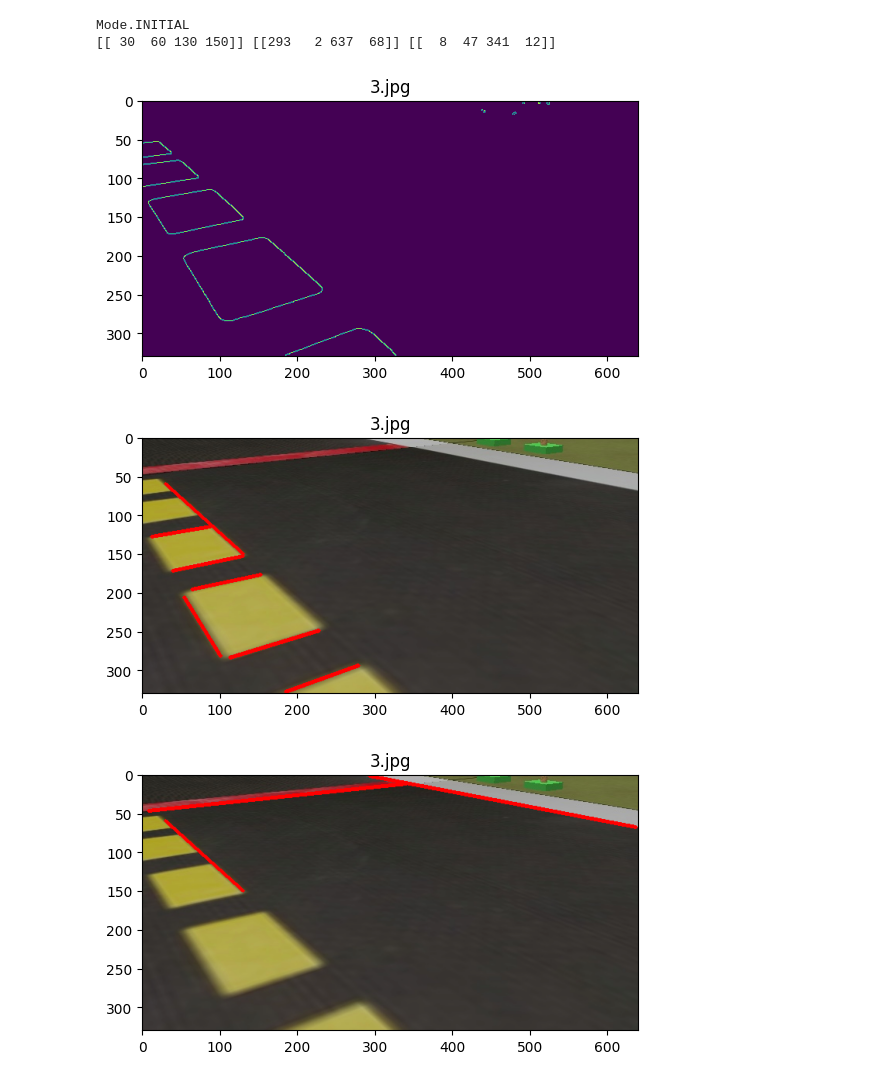
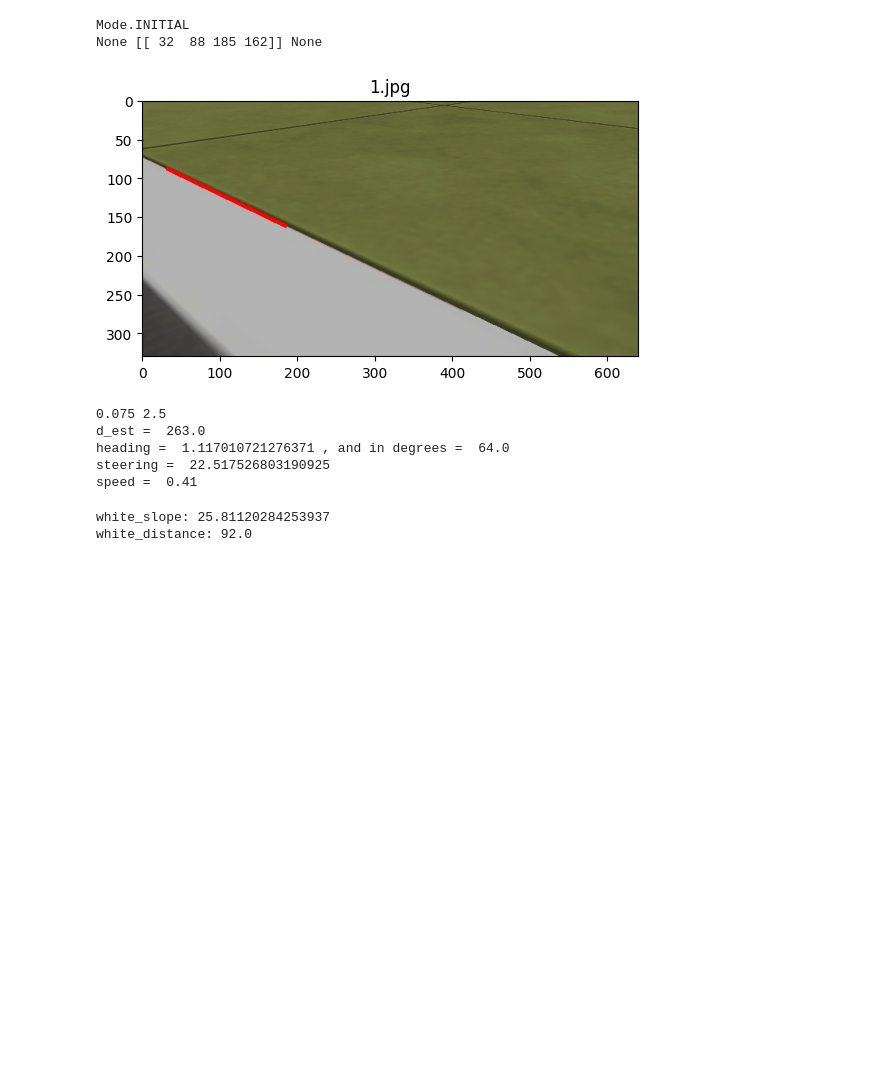
Before and after one commit to adrshsrvstv/CS4278-5478-Project-Materials, a Jupyter notebook: Lane Pose Estimation.ipynb, the cells around one changed output. Saved outputs shown, nothing was run; the diff lists cells and outputs as text; code cells hidden in the pictures; blank space fills up the shorter version.

```diff
--- a/Lane Pose Estimation.ipynb
+++ b/Lane Pose Estimation.ipynb
@@ -28,7 +31,7 @@ def show_lines_on_image(img, lines, state):
     show(temp_img)
 # %%
 path = "observations_test"
-title = "3.jpg"
+title = "1.jpg"
 state = State.INITIALIZING
 img = cv2.cvtColor(cv2.imread(os.path.join(path, title)), cv2.COLOR_BGR2RGB)
 show(img)
@@ -37,22 +40,20 @@ show(img)
 # %%
 mode = get_mode_from_state(state)
 print(mode)
 yellow, white, red = get_lane_lines(img, state)
 print(yellow, white, red)
 
-edges = get_edges(preprocess(img, state), color="yellow", blur=True)
+edges = get_edges(preprocess(img, state), color="red", blur=True)
 lines = get_lines_in_image(edges)
 
-show(edges)
-show_lines_on_image(img, lines, state)
+# show(edges)
+# show_lines_on_image(img, lines, state)
 
 show_lines_on_image(img, [yellow, white, red], state)
 # %% [output]
 Mode.INITIAL
-[[ 30  60 130 150]] [[293   2 637  68]] [[  8  47 341  12]]
+None [[ 32  88 185 162]] None
-[figure, old version]
+[figure, new version]
-[figure, removed]
-[figure, removed]
 # %%
 d_est = get_d_est(yellow, white, mode)
 heading = get_heading(yellow, white)
@@ -73,12 +74,17 @@ if state == State.CROSSING_INTERSECTION:
 k_p, k_d = get_pid_params_for(state)
 steering = k_p * d_est + k_d * heading
 speed = get_speed(steering, state)
-
 print(k_p, k_d)
 print("d_est = ", d_est)
 print("heading = ", heading, ", and in degrees = ", np.degrees(heading))
 print("steering = ", steering)
 print("speed = ", speed)
+# %% [output]
+0.075 2.5
+d_est =  263.0
+heading =  1.117010721276371 , and in degrees =  64.0
+steering =  22.517526803190925
+speed =  0.41
 # %%
 if yellow is not None:
     print("yellow_slope:", angle_in_degrees(yellow) )
@@ -89,13 +95,9 @@ if white is not None:
 if red is not None:
     print("red_slope:", angle_in_degrees(red))
     print("red_distance:", get_distance_from_line(red, mode))
-
-
-# print(np.degrees(np.arctan(slope(red))))
-# print(np.degrees(np.arctan((-1/slope(red)))))
-#(get_distance_from_line(yellow, mode) - get_distance_from_line(white, mode))/2
-#np.degrees(np.arctan(slope(yellow))) - 90 + DEGREES_OFFSET
-#get_distance_from_line(yellow, mode) - one_side_distance_offset(mode)
+# %% [output]
+white_slope: 25.81120284253937
+white_distance: 92.0
 # %%
 #for line in lines:
 for line in filter_outlier_lines(lines):
```
Also changed, not shown: parts of 5 cells of this notebook, 1 other file.
